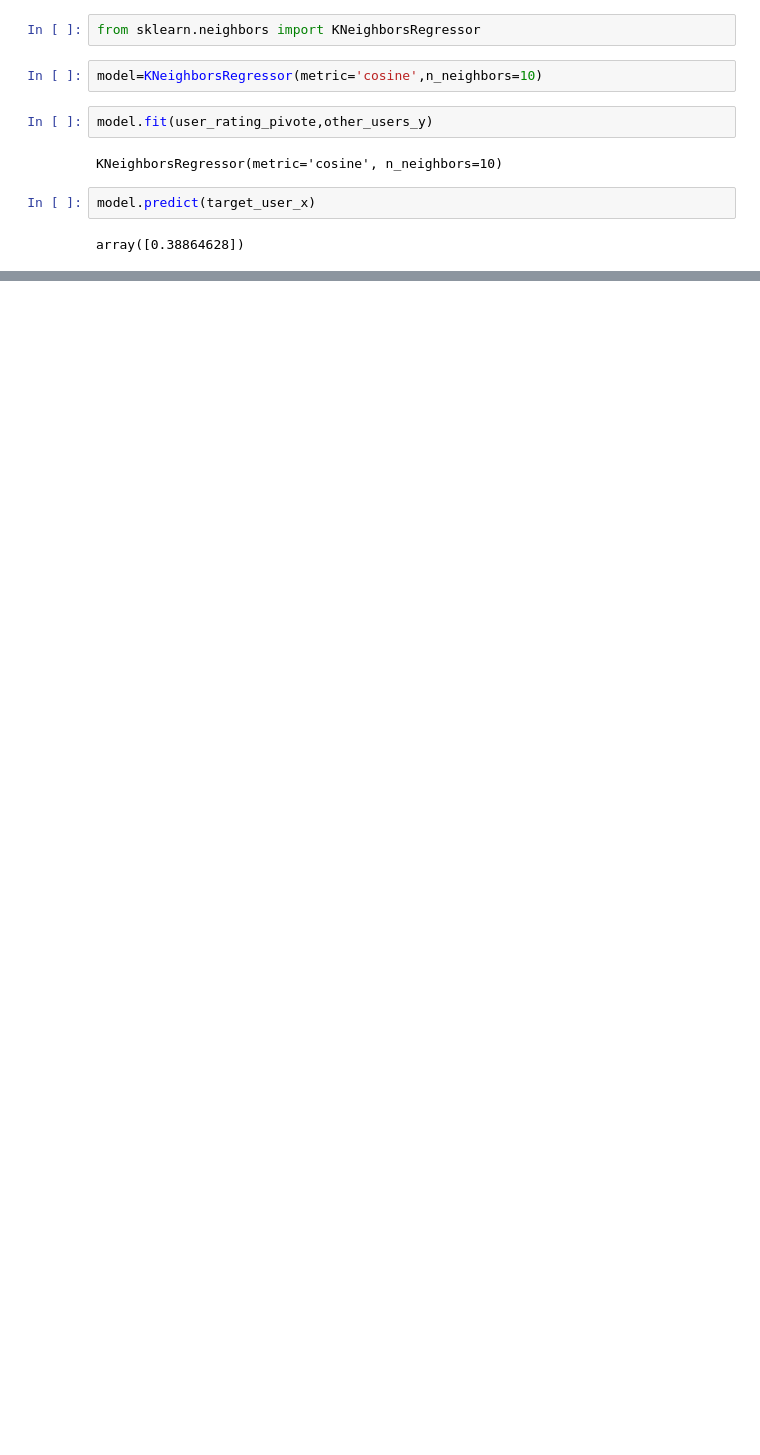
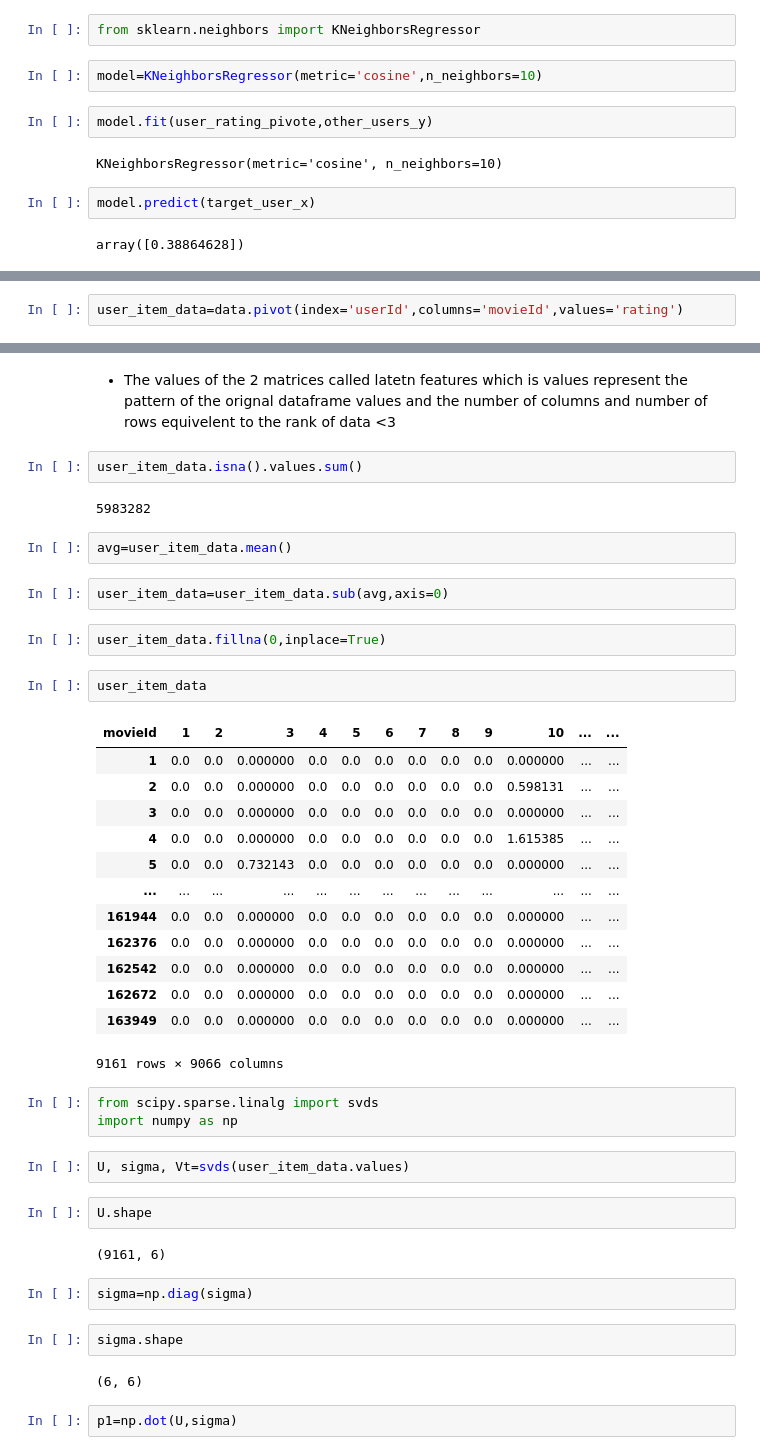
Before and after one commit to Belal-AI/Books-, a Jupyter notebook: Recommneder_systems.ipynb, the cells around one changed output, grey strips where cells are left out. Drawn from its saved outputs; the diff is of its cells as text; blank space fills up the shorter version.

```diff
--- a/Recommneder_systems.ipynb
+++ b/Recommneder_systems.ipynb
@@ -659,0 +689,2 @@ array([0.38864628])
+# %%
+user_item_data=data.pivot(index='userId',columns='movieId',values='rating')
@@ -659,0 +699,45 @@ array([0.38864628])
+# %% [markdown]
+- The values of the 2 matrices called latetn features which is values represent the pattern of the orignal dataframe values and the number of columns and number of rows equivelent to the rank of data <3
+# %%
+user_item_data.isna().values.sum()
+# %% [output]
+5983282
+# %%
+avg=user_item_data.mean()
+# %%
+user_item_data=user_item_data.sub(avg,axis=0)
+# %%
+user_item_data.fillna(0,inplace=True)
+# %%
+user_item_data
+# %% [output]
+| movieId | 1 | 2 | 3 | 4 | 5 | 6 | 7 | 8 | 9 | 10 | ... | ... |
+| 1 | 0.0 | 0.0 | 0.000000 | 0.0 | 0.0 | 0.0 | 0.0 | 0.0 | 0.0 | 0.000000 | ... | ... |
+| 2 | 0.0 | 0.0 | 0.000000 | 0.0 | 0.0 | 0.0 | 0.0 | 0.0 | 0.0 | 0.598131 | ... | ... |
+| 3 | 0.0 | 0.0 | 0.000000 | 0.0 | 0.0 | 0.0 | 0.0 | 0.0 | 0.0 | 0.000000 | ... | ... |
+| 4 | 0.0 | 0.0 | 0.000000 | 0.0 | 0.0 | 0.0 | 0.0 | 0.0 | 0.0 | 1.615385 | ... | ... |
+| 5 | 0.0 | 0.0 | 0.732143 | 0.0 | 0.0 | 0.0 | 0.0 | 0.0 | 0.0 | 0.000000 | ... | ... |
+| ... | ... | ... | ... | ... | ... | ... | ... | ... | ... | ... | ... | ... |
+| 161944 | 0.0 | 0.0 | 0.000000 | 0.0 | 0.0 | 0.0 | 0.0 | 0.0 | 0.0 | 0.000000 | ... | ... |
+| 162376 | 0.0 | 0.0 | 0.000000 | 0.0 | 0.0 | 0.0 | 0.0 | 0.0 | 0.0 | 0.000000 | ... | ... |
+| 162542 | 0.0 | 0.0 | 0.000000 | 0.0 | 0.0 | 0.0 | 0.0 | 0.0 | 0.0 | 0.000000 | ... | ... |
+| 162672 | 0.0 | 0.0 | 0.000000 | 0.0 | 0.0 | 0.0 | 0.0 | 0.0 | 0.0 | 0.000000 | ... | ... |
+| 163949 | 0.0 | 0.0 | 0.000000 | 0.0 | 0.0 | 0.0 | 0.0 | 0.0 | 0.0 | 0.000000 | ... | ... |
+9161 rows × 9066 columns
+# %%
+from scipy.sparse.linalg import svds
+import numpy as np
+# %%
+U, sigma, Vt=svds(user_item_data.values)
+# %%
+U.shape
+# %% [output]
+(9161, 6)
+# %%
+sigma=np.diag(sigma)
+# %%
+sigma.shape
+# %% [output]
+(6, 6)
+# %%
+p1=np.dot(U,sigma)
```
Also changed, not shown: parts of 11 cells of this notebook.
